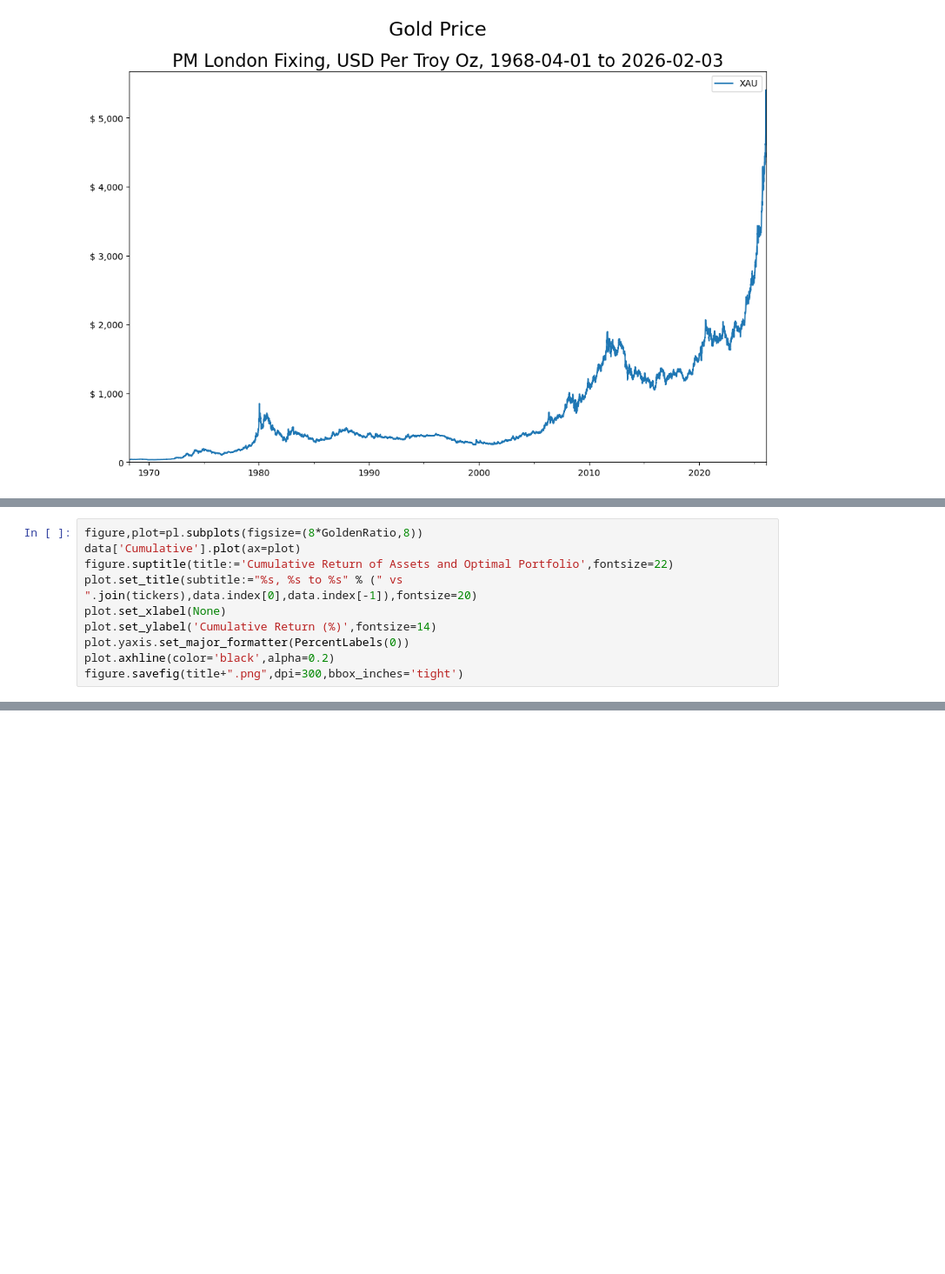
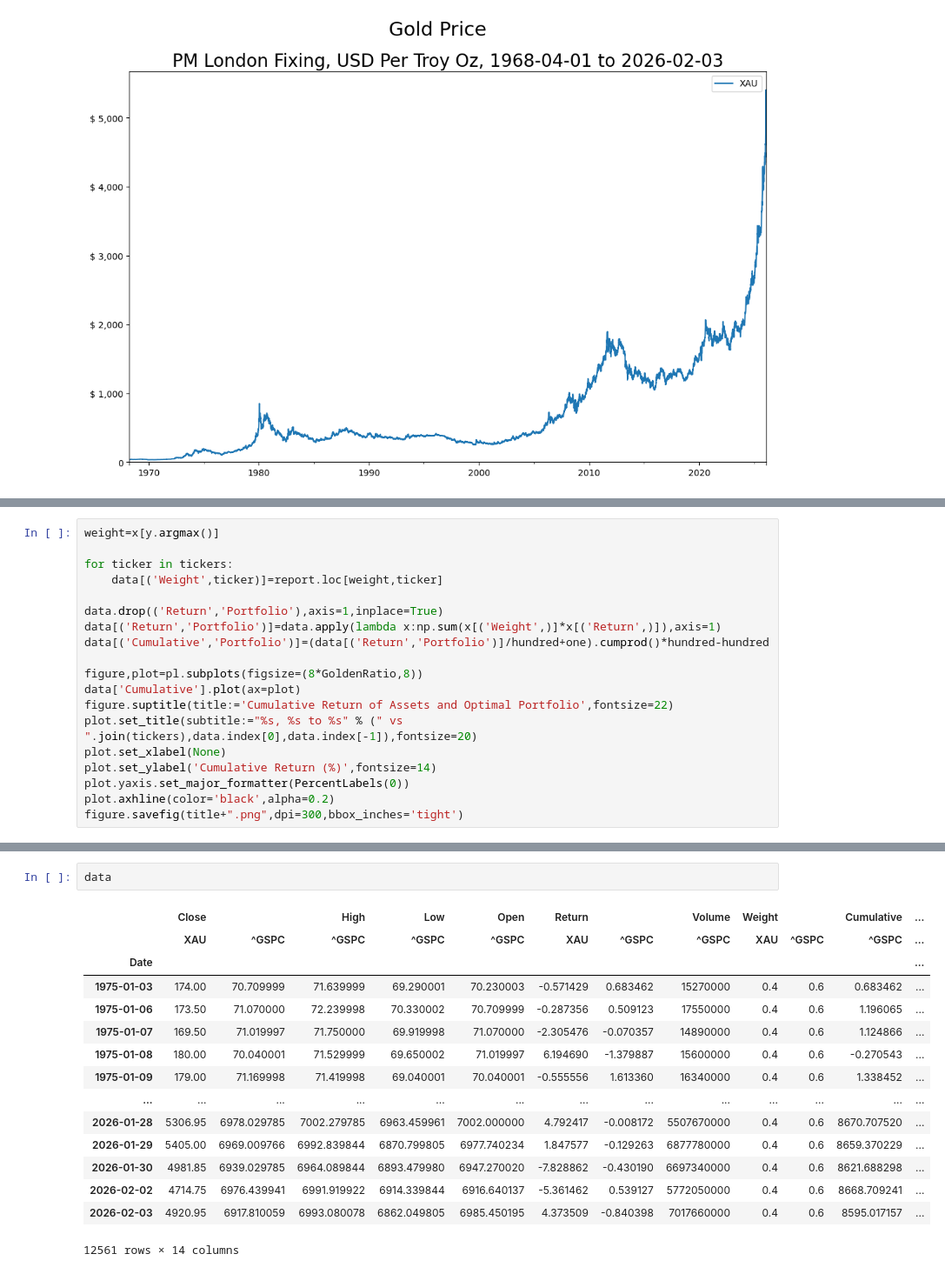
Before and after one commit to Farmhouse121/Financial-Data-Science-in-Python, a Jupyter notebook: Miscellaneous/Long_Term_Analysis_of_Equities_and_Gold.ipynb, the cells around one changed output, grey strips where cells are left out. Shown at 87% size. Drawn from its saved outputs; the diff is of its cells as text; blank space fills up the shorter version.

```diff
--- a/Miscellaneous/Long_Term_Analysis_of_Equities_and_Gold.ipynb
+++ b/Miscellaneous/Long_Term_Analysis_of_Equities_and_Gold.ipynb
@@ -148,4 +190,13 @@ figure.savefig(title+".png",dpi=300,bbox_inches='tight')
 # %%
+weight=x[y.argmax()]
+
+for ticker in tickers:
+    data[('Weight',ticker)]=report.loc[weight,ticker]
+
+data.drop(('Return','Portfolio'),axis=1,inplace=True)
+data[('Return','Portfolio')]=data.apply(lambda x:np.sum(x[('Weight',)]*x[('Return',)]),axis=1)
+data[('Cumulative','Portfolio')]=(data[('Return','Portfolio')]/hundred+one).cumprod()*hundred-hundred
+
 figure,plot=pl.subplots(figsize=(8*GoldenRatio,8))
 data['Cumulative'].plot(ax=plot)
 figure.suptitle(title:='Cumulative Return of Assets and Optimal Portfolio',fontsize=22)
@@ -159,0 +211,18 @@ figure.savefig(title+".png",dpi=300,bbox_inches='tight')
+# %%
+data
+# %% [output]
+|  | Close |  | High | Low | Open | Return |  | Volume | Weight |  | Cumulative | ... |
+|  | XAU | ^GSPC | ^GSPC | ^GSPC | ^GSPC | XAU | ^GSPC | ^GSPC | XAU | ^GSPC | ^GSPC | ... |
+| Date |  |  |  |  |  |  |  |  |  |  |  | ... |
+| 1975-01-03 | 174.00 | 70.709999 | 71.639999 | 69.290001 | 70.230003 | -0.571429 | 0.683462 | 15270000 | 0.4 | 0.6 | 0.683462 | ... |
+| 1975-01-06 | 173.50 | 71.070000 | 72.239998 | 70.330002 | 70.709999 | -0.287356 | 0.509123 | 17550000 | 0.4 | 0.6 | 1.196065 | ... |
+| 1975-01-07 | 169.50 | 71.019997 | 71.750000 | 69.919998 | 71.070000 | -2.305476 | -0.070357 | 14890000 | 0.4 | 0.6 | 1.124866 | ... |
+| 1975-01-08 | 180.00 | 70.040001 | 71.529999 | 69.650002 | 71.019997 | 6.194690 | -1.379887 | 15600000 | 0.4 | 0.6 | -0.270543 | ... |
+| 1975-01-09 | 179.00 | 71.169998 | 71.419998 | 69.040001 | 70.040001 | -0.555556 | 1.613360 | 16340000 | 0.4 | 0.6 | 1.338452 | ... |
+| ... | ... | ... | ... | ... | ... | ... | ... | ... | ... | ... | ... | ... |
+| 2026-01-28 | 5306.95 | 6978.029785 | 7002.279785 | 6963.459961 | 7002.000000 | 4.792417 | -0.008172 | 5507670000 | 0.4 | 0.6 | 8670.707520 | ... |
+| 2026-01-29 | 5405.00 | 6969.009766 | 6992.839844 | 6870.799805 | 6977.740234 | 1.847577 | -0.129263 | 6877780000 | 0.4 | 0.6 | 8659.370229 | ... |
+| 2026-01-30 | 4981.85 | 6939.029785 | 6964.089844 | 6893.479980 | 6947.270020 | -7.828862 | -0.430190 | 6697340000 | 0.4 | 0.6 | 8621.688298 | ... |
+| 2026-02-02 | 4714.75 | 6976.439941 | 6991.919922 | 6914.339844 | 6916.640137 | -5.361462 | 0.539127 | 5772050000 | 0.4 | 0.6 | 8668.709241 | ... |
+| 2026-02-03 | 4920.95 | 6917.810059 | 6993.080078 | 6862.049805 | 6985.450195 | 4.373509 | -0.840398 | 7017660000 | 0.4 | 0.6 | 8595.017157 | ... |
+12561 rows × 14 columns
```
Also changed, not shown: parts of 5 cells of this notebook.
